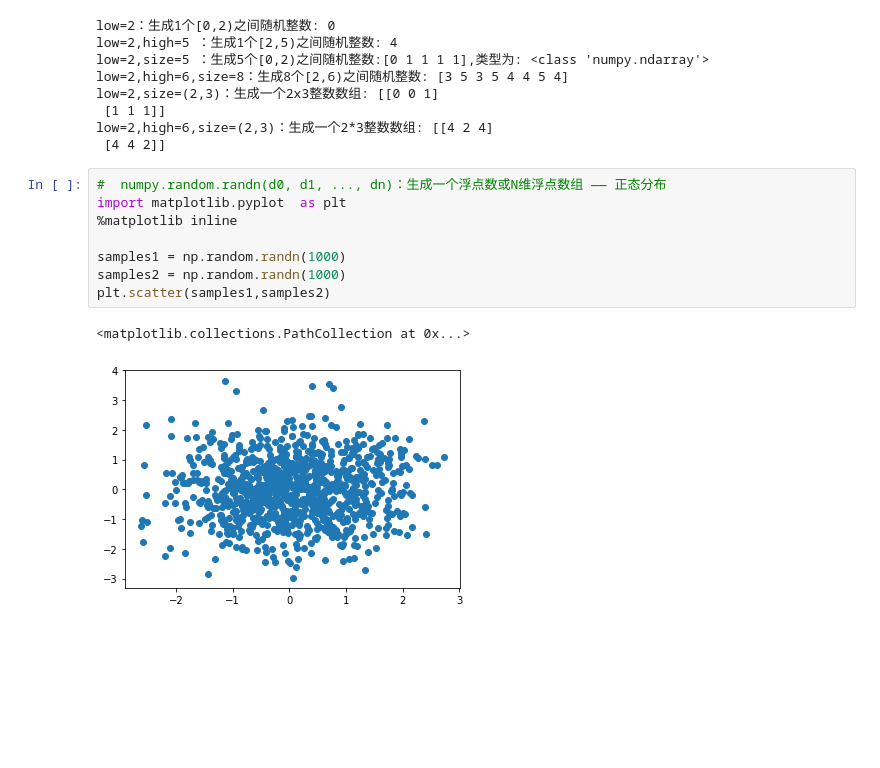
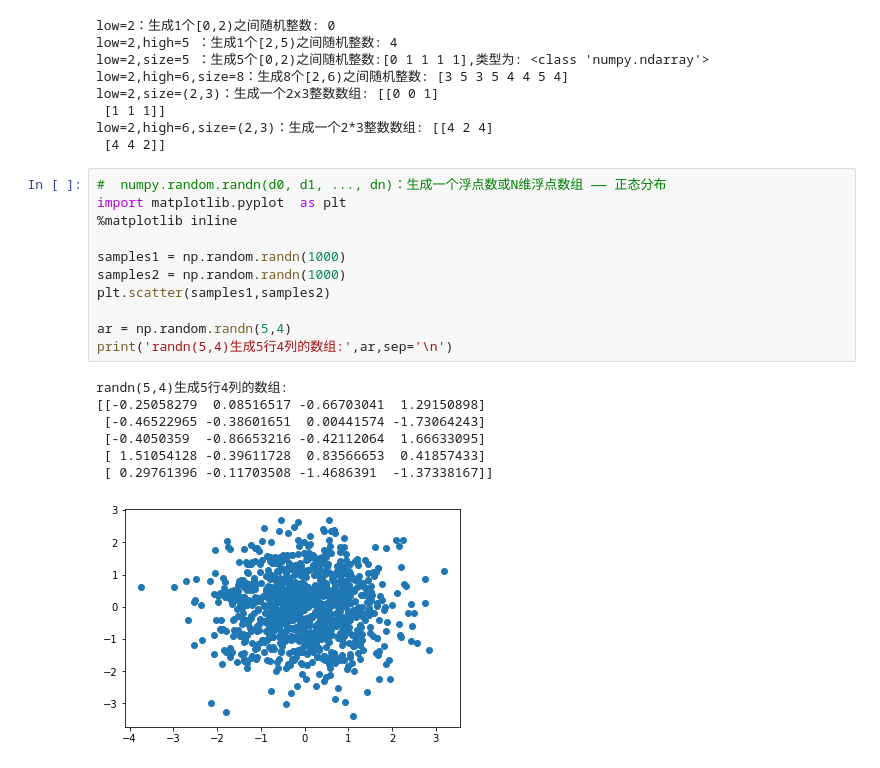
Before and after one commit to dhb15735104415/python-DA-notes, a Jupyter notebook: numpy/codes/04_随机数.ipynb, the cells around one changed output. Drawn from its saved outputs; the diff is of its cells as text; blank space fills up the shorter version.

```diff
--- a/numpy/codes/04_随机数.ipynb
+++ b/numpy/codes/04_随机数.ipynb
@@ -82,11 +82,19 @@ low=2,high=6,size=(2,3)：生成一个2*3整数数组: [[4 2 4]
 # %%
 #  numpy.random.randn(d0, d1, ..., dn)：生成一个浮点数或N维浮点数组 —— 正态分布
 import matplotlib.pyplot  as plt
 %matplotlib inline
 
 samples1 = np.random.randn(1000)
 samples2 = np.random.randn(1000)
 plt.scatter(samples1,samples2)
+
+ar = np.random.randn(5,4)
+print('randn(5,4)生成5行4列的数组:',ar,sep='\n')
 # %% [output]
-<matplotlib.collections.PathCollection at 0x...>
+randn(5,4)生成5行4列的数组:
+[[-0.25058279  0.08516517 -0.66703041  1.29150898]
+ [-0.46522965 -0.38601651  0.00441574 -1.73064243]
+ [-0.4050359  -0.86653216 -0.42112064  1.66633095]
+ [ 1.51054128 -0.39611728  0.83566653  0.41857433]
+ [ 0.29761396 -0.11703508 -1.4686391  -1.37338167]]
-[figure, old version]
+[figure, new version]
```
Also changed, not shown: parts of 1 cell of this notebook, 3 other files.
